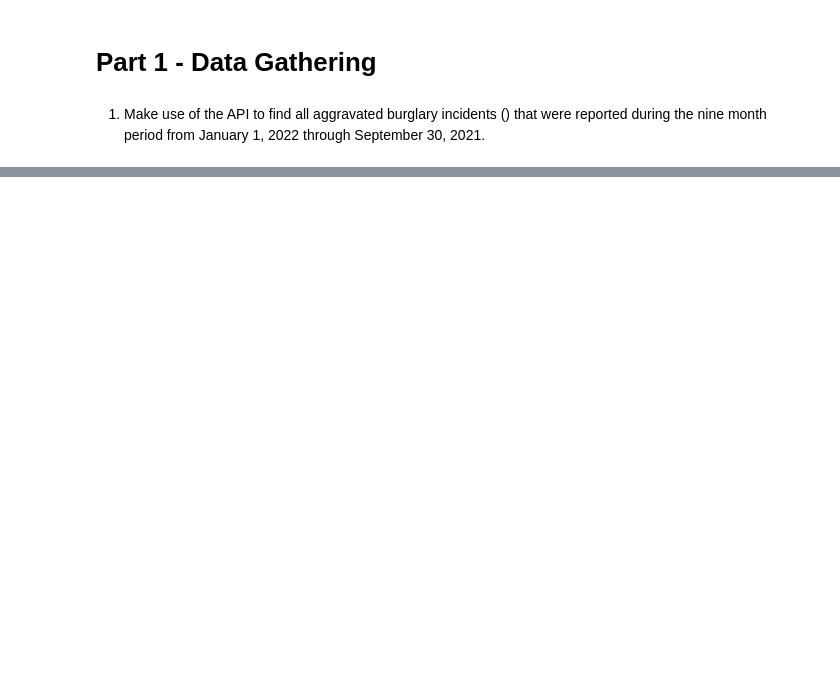
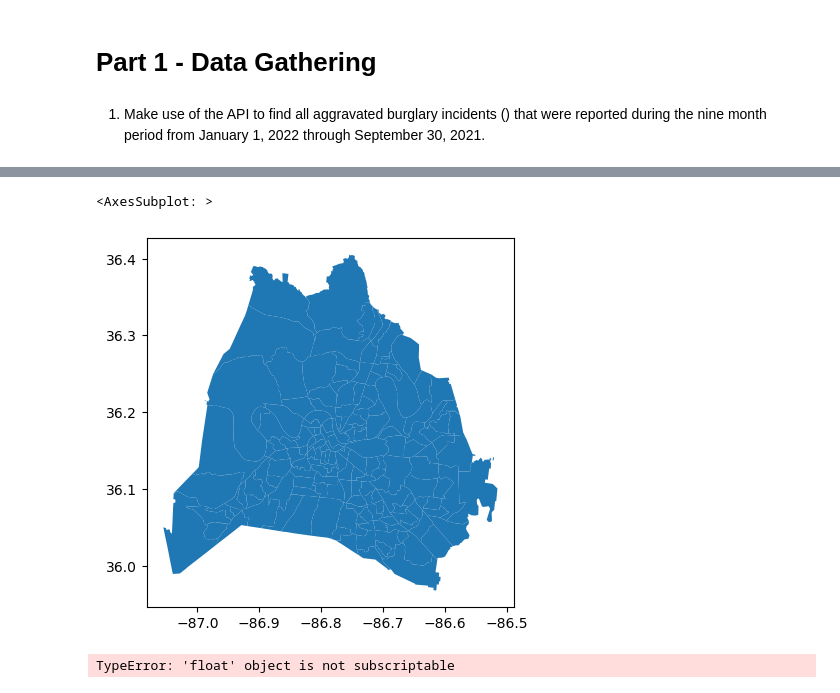
Before and after one commit to nss-data-science-cohort-6/api_project-malted_milk_balls, a Jupyter notebook: api_data_gathering.ipynb, the cells around one changed output, grey strips where cells are left out. Cells and saved outputs as stored; diff of their text form; code cells hidden in the pictures; blank space fills up the shorter version.

Commit message:
imported all census rtact geopandas info

```diff
--- a/api_data_gathering.ipynb
+++ b/api_data_gathering.ipynb
@@ -38,0 +29,3 @@ agg_burglary_data_df = api_data_df[boolean]
+# %%
+census_tract_shapes = gpd.read_file('data/tl_2020_47_tract/tl_2020_47_tract.shp')
+census_tract_shapes.head()
@@ -38,0 +39,5 @@ agg_burglary_data_df = api_data_df[boolean]
+# %%
+census_tract_shapes[census_tract_shapes['COUNTYFP']=='037'].plot()
+# %% [output]
+<AxesSubplot: >
+[figure, added]
@@ -38,0 +46,8 @@ agg_burglary_data_df = api_data_df[boolean]
+# %%
+test = agg_burglary_data_df['mapped_location']
+coordinates = []
+# coordinates.append(test[0]['coordinates'])
+for i in range(len(test)):
+    coordinates.append(test[i]['coordinates'])
+# %% [output]
+TypeError: 'float' object is not subscriptable
```
Also changed, not shown: parts of 13 cells of this notebook, 9 other files.
